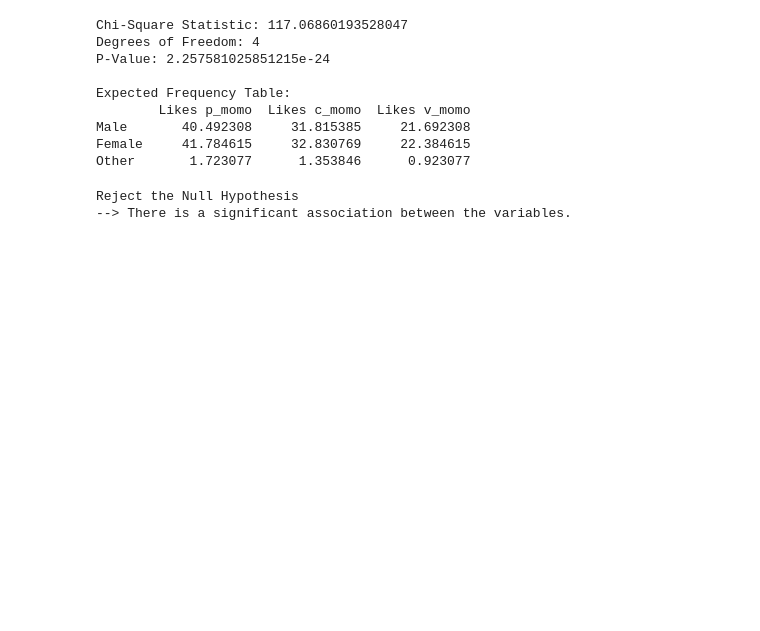
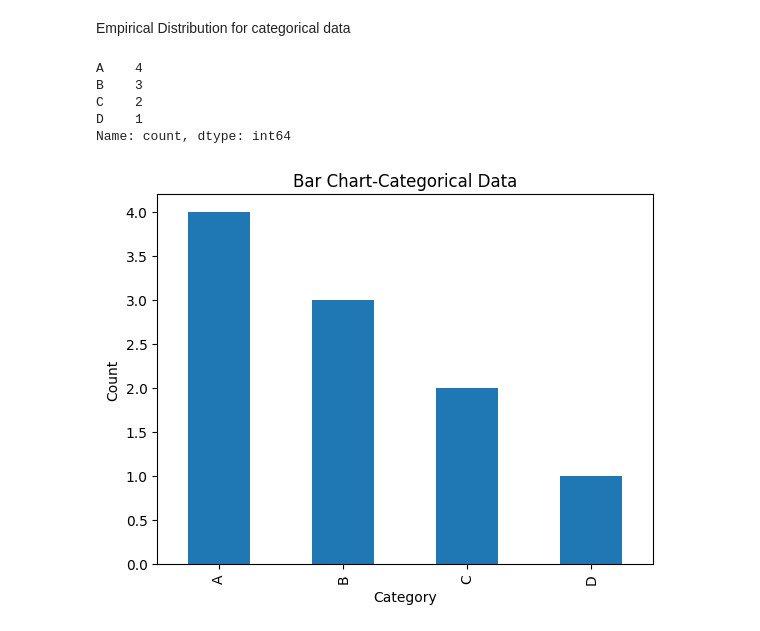
Before and after one commit to Supriyaasapkota/DataScience-Analytics, a Jupyter notebook: DS&A3.ipynb, the cells around one changed output. Drawn from its saved outputs; the diff is of its cells as text; code cells hidden in the pictures; blank space fills up the shorter version.

```diff
--- a/DS&A3.ipynb
+++ b/DS&A3.ipynb
@@ -76,31 +3,28 @@ chi2_stat,p_val,dof,expected=chi2_contingency(observed)
-# %%
-# Step 4: Display results
-print("\nChi-Square Statistic:", chi2_stat)
-print("Degrees of Freedom:", dof)
-print("P-Value:", p_val)
-
-print("\nExpected Frequency Table:")
-print(pd.DataFrame(expected, index=observed.index, columns=observed.columns))
-# %% [output]
-Chi-Square Statistic: 117.06860193528047
-Degrees of Freedom: 4
-P-Value: 2.257581025851215e-24
-
-Expected Frequency Table:
-        Likes p_momo  Likes c_momo  Likes v_momo
-Male       40.492308     31.815385     21.692308
-Female     41.784615     32.830769     22.384615
-Other       1.723077      1.353846      0.923077
-# %%
-# Step 5: Hypothesis decision
-alpha = 0.05
-
-if p_val < alpha:
-    print("\nReject the Null Hypothesis")
-    print("--> There is a significant association between the variables.")
-else:
-    print("\nFail to reject the Null Hypothesis")
-    print("--> There is no significant association between the variables.")
-# %% [output]
-Reject the Null Hypothesis
---> There is a significant association between the variables.
+# %% [markdown]
+Empirical Distribution for categorical data
+# %%
+cat_data=['A','B','A','C','B','A','D','B','C','A']
+# %%
+#Frequency table
+import pandas as pd
+
+s=pd.Series(cat_data)
+freq=s.value_counts()
+print(freq)
+# %% [output]
+A    4
+B    3
+C    2
+D    1
+Name: count, dtype: int64
+# %%
+#Bar Chart
+import matplotlib.pyplot as plt
+
+freq.plot(kind='bar')
+plt.title('Bar Chart-Categorical Data')
+plt.xlabel('Category')
+plt.ylabel('Count')
+plt.show()
+# %% [output]
+[figure, added]
```
Also changed, not shown: parts of 12 cells of this notebook.
